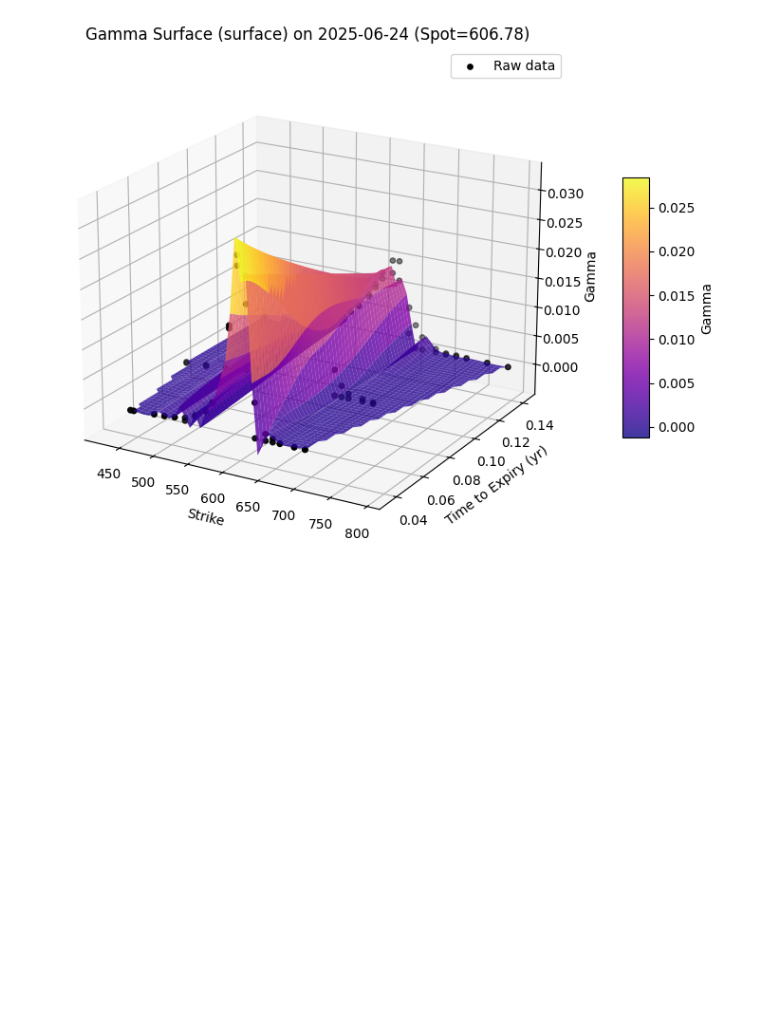
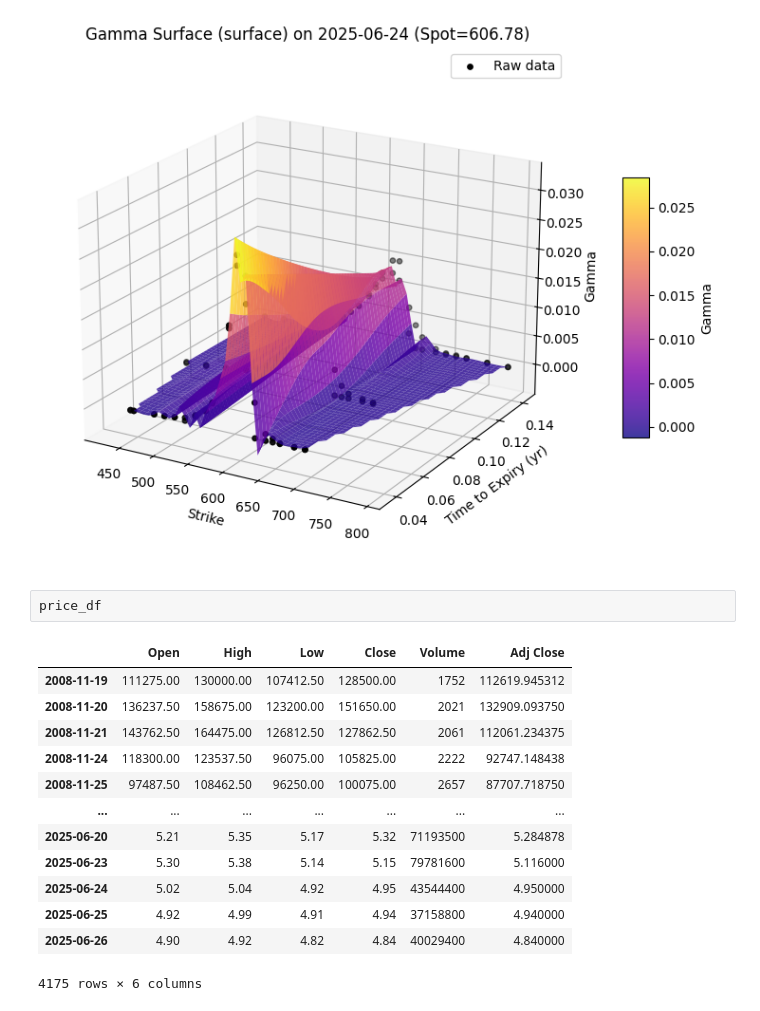
Before and after one commit to sit-in-a-row/find_a_gamma_2025_1st, a Jupyter notebook: IV_surf_test.ipynb, the cells around one changed output. Drawn from its saved outputs; the diff is of its cells as text; blank space fills up the shorter version.

```diff
--- a/IV_surf_test.ipynb
+++ b/IV_surf_test.ipynb
@@ -173,3 +173,19 @@ surf_df = iv_gamma_surface(opt_df, spot_df, '2025-06-24', style='surface', cmap=
 # %% [output]
 [figure]
 [figure]
+# %%
+price_df
+# %% [output]
+|  | Open | High | Low | Close | Volume | Adj Close |
+| 2008-11-19 | 111275.00 | 130000.00 | 107412.50 | 128500.00 | 1752 | 112619.945312 |
+| 2008-11-20 | 136237.50 | 158675.00 | 123200.00 | 151650.00 | 2021 | 132909.093750 |
+| 2008-11-21 | 143762.50 | 164475.00 | 126812.50 | 127862.50 | 2061 | 112061.234375 |
+| 2008-11-24 | 118300.00 | 123537.50 | 96075.00 | 105825.00 | 2222 | 92747.148438 |
+| 2008-11-25 | 97487.50 | 108462.50 | 96250.00 | 100075.00 | 2657 | 87707.718750 |
+| ... | ... | ... | ... | ... | ... | ... |
+| 2025-06-20 | 5.21 | 5.35 | 5.17 | 5.32 | 71193500 | 5.284878 |
+| 2025-06-23 | 5.30 | 5.38 | 5.14 | 5.15 | 79781600 | 5.116000 |
+| 2025-06-24 | 5.02 | 5.04 | 4.92 | 4.95 | 43544400 | 4.950000 |
+| 2025-06-25 | 4.92 | 4.99 | 4.91 | 4.94 | 37158800 | 4.940000 |
+| 2025-06-26 | 4.90 | 4.92 | 4.82 | 4.84 | 40029400 | 4.840000 |
+4175 rows × 6 columns
```
Also changed, not shown: 3 other files.
